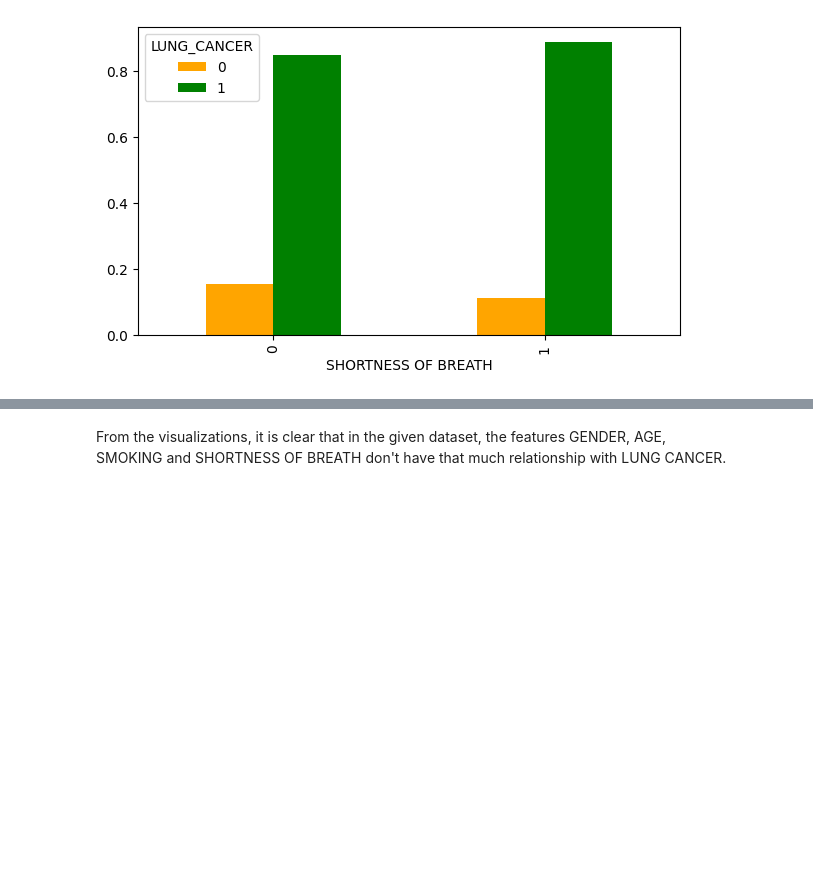
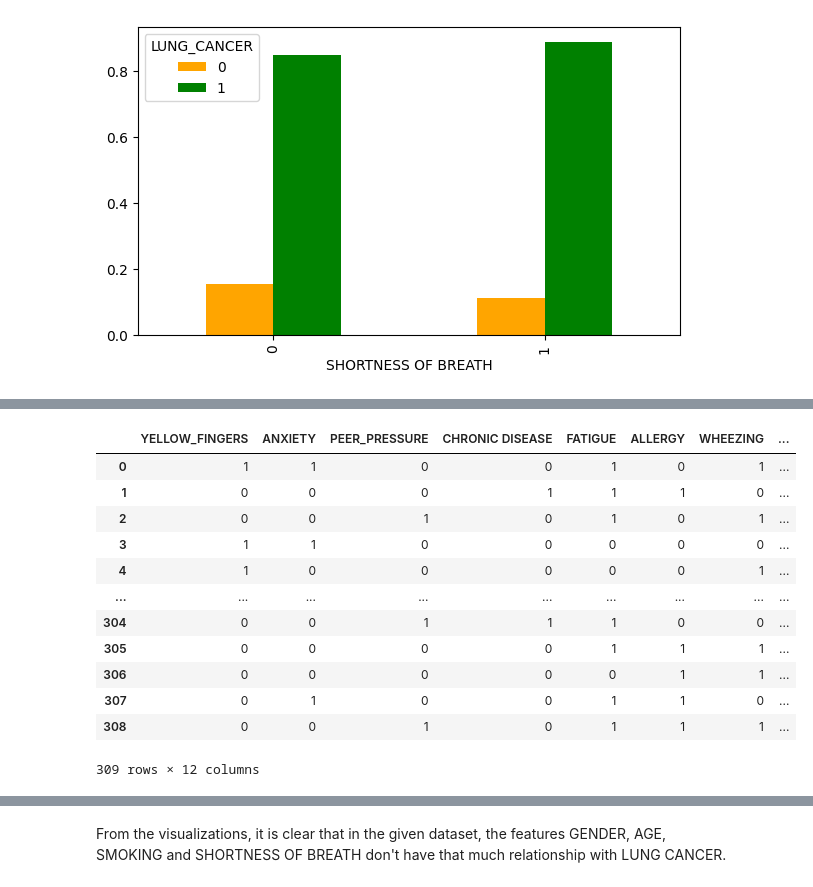
Before and after one commit to Manish2506/Project, a Jupyter notebook: lung_cancer_prediction_eda.ipynb, the cells around one changed output, grey strips where cells are left out. Saved outputs shown, nothing was run; the diff lists cells and outputs as text; code cells hidden in the pictures; blank space fills up the shorter version.

```diff
--- a/lung_cancer_prediction_eda.ipynb
+++ b/lung_cancer_prediction_eda.ipynb
@@ -227,0 +238,17 @@ plot('SHORTNESS OF BREATH')
+# %%
+df_new=df.drop(columns=['GENDER','AGE', 'SMOKING', 'SHORTNESS OF BREATH'])
+df_new
+# %% [output]
+|  | YELLOW_FINGERS | ANXIETY | PEER_PRESSURE | CHRONIC DISEASE | FATIGUE | ALLERGY | WHEEZING | ... |
+| 0 | 1 | 1 | 0 | 0 | 1 | 0 | 1 | ... |
+| 1 | 0 | 0 | 0 | 1 | 1 | 1 | 0 | ... |
+| 2 | 0 | 0 | 1 | 0 | 1 | 0 | 1 | ... |
+| 3 | 1 | 1 | 0 | 0 | 0 | 0 | 0 | ... |
+| 4 | 1 | 0 | 0 | 0 | 0 | 0 | 1 | ... |
+| ... | ... | ... | ... | ... | ... | ... | ... | ... |
+| 304 | 0 | 0 | 1 | 1 | 1 | 0 | 0 | ... |
+| 305 | 0 | 0 | 0 | 0 | 1 | 1 | 1 | ... |
+| 306 | 0 | 0 | 0 | 0 | 0 | 1 | 1 | ... |
+| 307 | 0 | 1 | 0 | 0 | 1 | 1 | 0 | ... |
+| 308 | 0 | 0 | 1 | 0 | 1 | 1 | 1 | ... |
+309 rows × 12 columns
```
Also changed, not shown: parts of 40 cells of this notebook.
